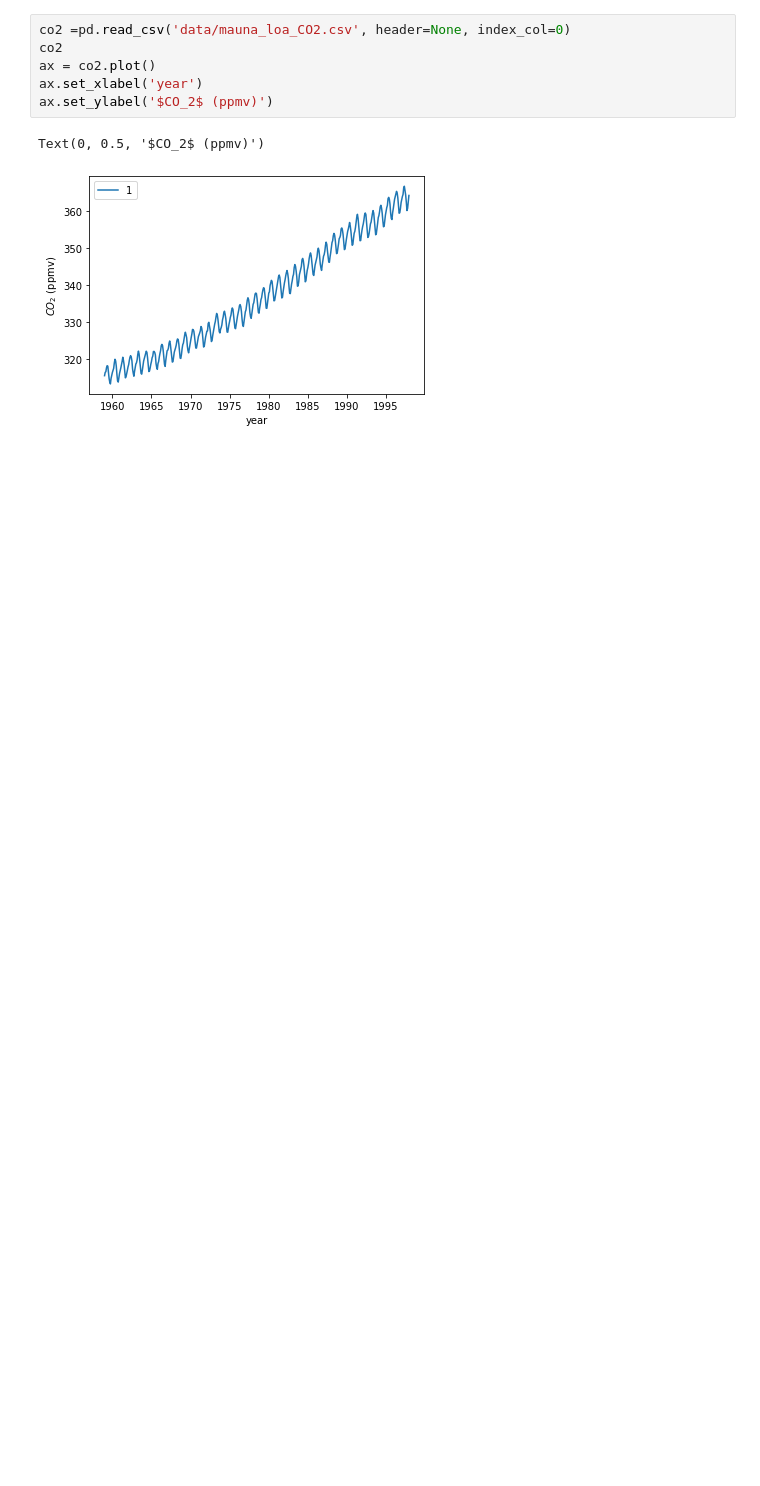
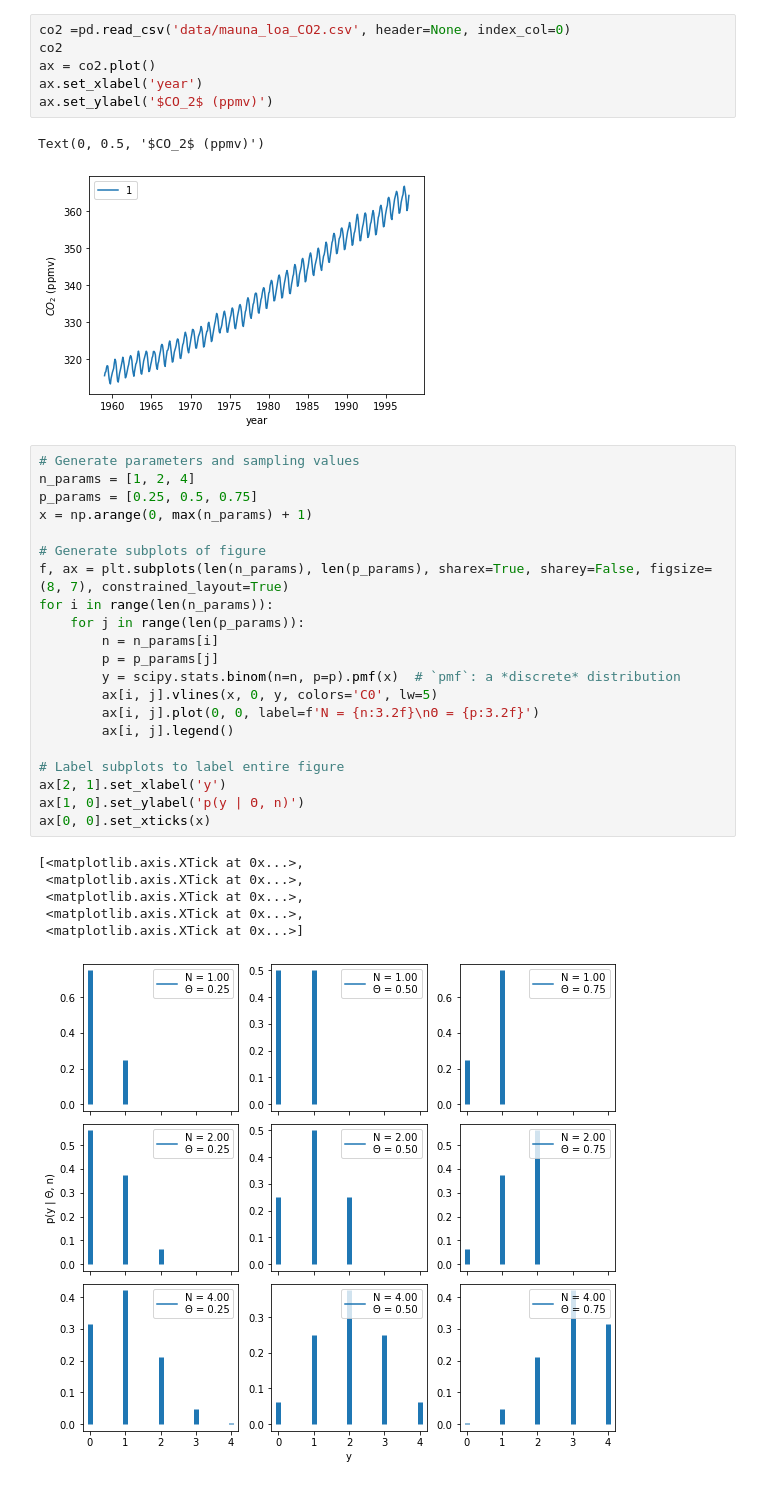
Before and after one commit to mrwizard82d1/bap2e, a Jupyter notebook: 01-probability-distributions.ipynb, the cells around one changed output. Cells and saved outputs as stored; diff of their text form; blank space fills up the shorter version.

```diff
--- a/01-probability-distributions.ipynb
+++ b/01-probability-distributions.ipynb
@@ -54,3 +54,31 @@ ax.set_ylabel('$CO_2$ (ppmv)')
 # %% [output]
 Text(0, 0.5, '$CO_2$ (ppmv)')
 [figure]
+# %%
+# Generate parameters and sampling values
+n_params = [1, 2, 4]
+p_params = [0.25, 0.5, 0.75]
+x = np.arange(0, max(n_params) + 1)
+
+# Generate subplots of figure
+f, ax = plt.subplots(len(n_params), len(p_params), sharex=True, sharey=False, figsize=(8, 7), constrained_layout=True)
+for i in range(len(n_params)):
+    for j in range(len(p_params)):
+        n = n_params[i]
+        p = p_params[j]
+        y = scipy.stats.binom(n=n, p=p).pmf(x)  # `pmf`: a *discrete* distribution
+        ax[i, j].vlines(x, 0, y, colors='C0', lw=5)
+        ax[i, j].plot(0, 0, label=f'N = {n:3.2f}\nΘ = {p:3.2f}')
+        ax[i, j].legend()
+
+# Label subplots to label entire figure
+ax[2, 1].set_xlabel('y')
+ax[1, 0].set_ylabel('p(y | Θ, n)')
+ax[0, 0].set_xticks(x)
+# %% [output]
+[<matplotlib.axis.XTick at 0x...>,
+ <matplotlib.axis.XTick at 0x...>,
+ <matplotlib.axis.XTick at 0x...>,
+ <matplotlib.axis.XTick at 0x...>,
+ <matplotlib.axis.XTick at 0x...>]
+[figure, added]
```
Also changed, not shown: parts of 1 cell of this notebook.
